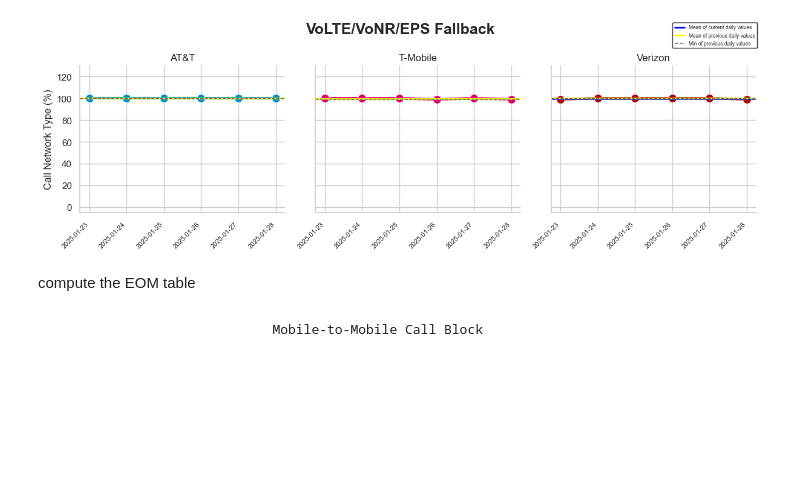
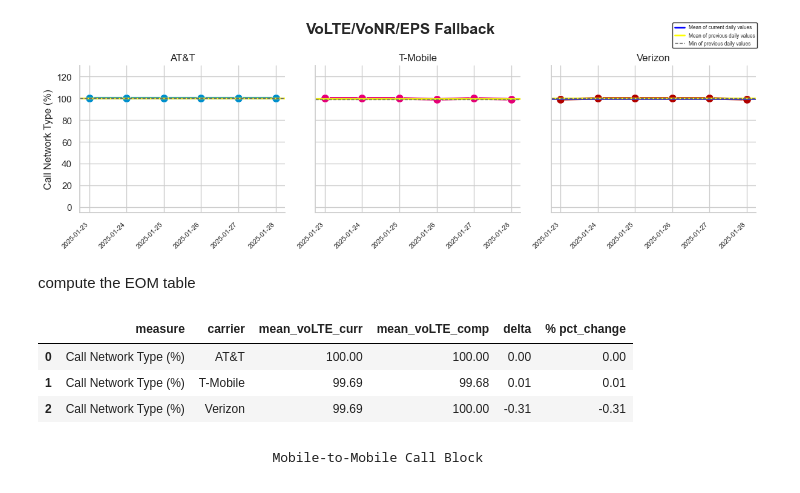
Before and after one commit to ookla-jennymassari/dq_reporting_test.py, a Jupyter notebook: dq_reporting_notebook.ipynb, the cells around one changed output. Saved outputs shown, nothing was run; the diff lists cells and outputs as text; code cells hidden in the pictures; blank space fills up the shorter version.

```diff
--- a/dq_reporting_notebook.ipynb
+++ b/dq_reporting_notebook.ipynb
@@ -1023,29 +936,34 @@ compute the EOM table
 # %%
 #Merge and select columns
 volte_rate = pd.merge(volte_all_curr, volte_all_comp, on='carrier', how='outer')
 volte_rate = volte_rate.drop(columns=['volte_count_x', 'volte_count_y', 'total_tests_x', 'total_tests_y'])
 
 #Delta
 volte_rate['delta'] = (volte_rate['mean_voLTE_curr'] - volte_rate['mean_voLTE_comp'])
 
 #Calculate percentage change
 volte_rate['pct_change'] = round(((volte_rate['mean_voLTE_curr'] - volte_rate['mean_voLTE_comp']) / volte_rate['mean_voLTE_comp']) * 100, 2)
 
 #Add measure column
 volte_rate['measure'] = 'Call Network Type (%)'
 
 #Reorder columns
 volte_rate = volte_rate[['measure', 'carrier', 'mean_voLTE_curr', 'mean_voLTE_comp', 'delta', 'pct_change']]
 
 #Rename columns
 volte_rate = volte_rate.rename(columns={
     'mean_LTE_curr': 'current',
     'mean_LTE_comp': 'comparison',
     'delta': 'delta',
     'pct_change': '% pct_change'
 })
 
-# volte_rate.head()
+volte_rate.head()
+# %% [output]
+|  | measure | carrier | mean_voLTE_curr | mean_voLTE_comp | delta | % pct_change |
+| 0 | Call Network Type (%) | AT&T | 100.00 | 100.00 | 0.00 | 0.00 |
+| 1 | Call Network Type (%) | T-Mobile | 99.69 | 99.68 | 0.01 | 0.01 |
+| 2 | Call Network Type (%) | Verizon | 99.69 | 100.00 | -0.31 | -0.31 |
 # %% [markdown]
                                 Mobile-to-Mobile Call Block
 # %%
```
Also changed, not shown: parts of 40 cells of this notebook.
